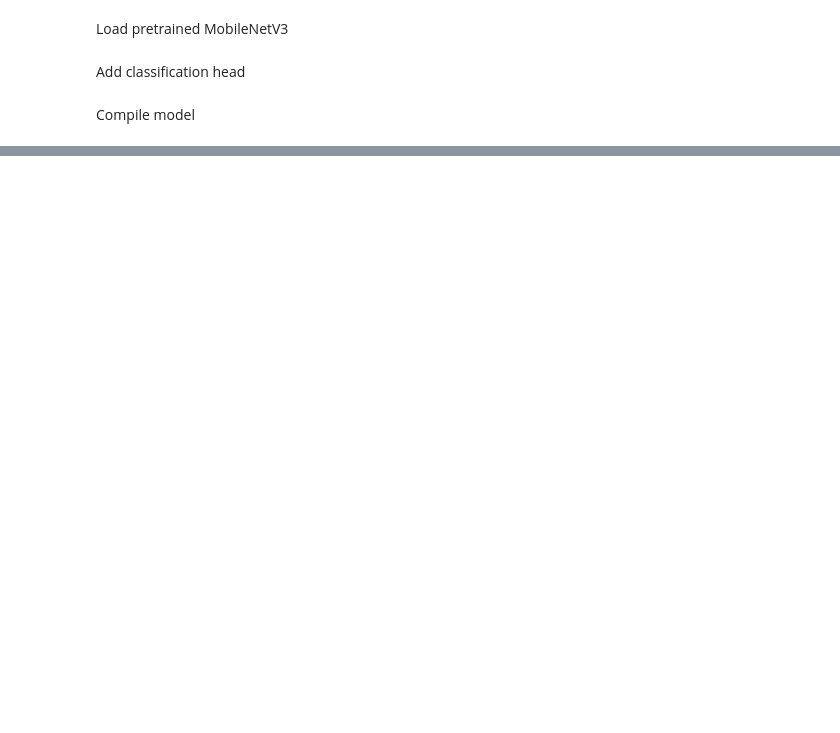
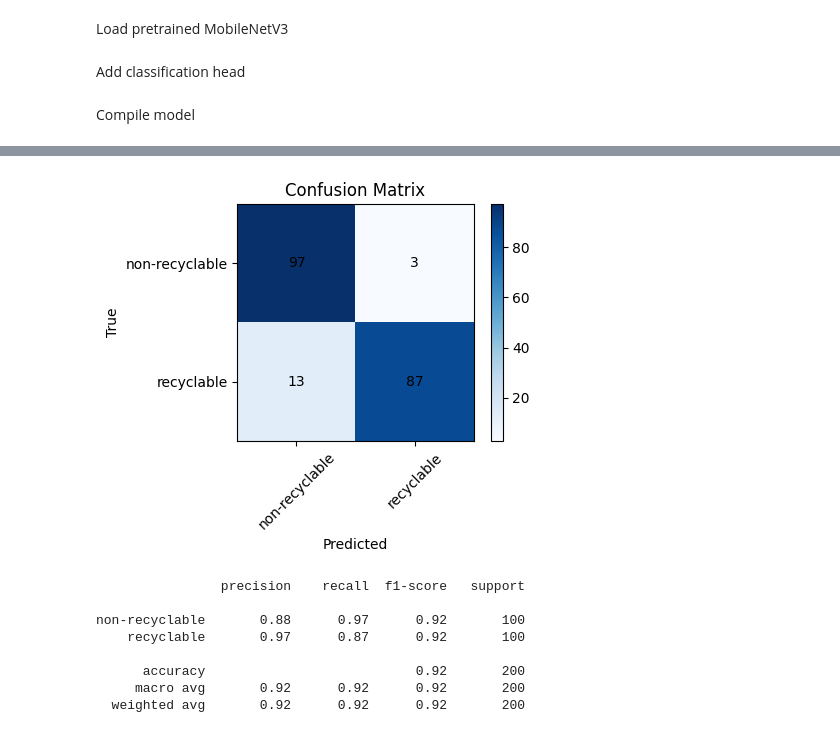
Before and after one commit to jannamorcozo/SORT-IT, a Jupyter notebook: notebooks/stage1_mobilenet_training.ipynb, the cells around one changed output, grey strips where cells are left out. Saved outputs shown, nothing was run; the diff lists cells and outputs as text; code cells hidden in the pictures; blank space fills up the shorter version.

```diff
--- a/notebooks/stage1_mobilenet_training.ipynb
+++ b/notebooks/stage1_mobilenet_training.ipynb
@@ -186,0 +185,31 @@ plt.show()
+# %%
+# Collect ground-truth labels
+y_true = np.concatenate([y for _, y in test_ds], axis=0)
+
+# Predict probabilities
+y_prob = model.predict(test_ds).ravel()
+y_pred = (y_prob >= 0.5).astype(int)
+
+# Class labels
+class_names = ["non-recyclable", "recyclable"]
+
+# Confusion matrix
+cm = confusion_matrix(y_true, y_pred)
+
+plt.figure(figsize=(5, 4))
+plt.imshow(cm, cmap="Blues")
+plt.title("Confusion Matrix")
+plt.xlabel("Predicted")
+plt.ylabel("True")
+plt.xticks(range(len(class_names)), class_names, rotation=45)
+plt.yticks(range(len(class_names)), class_names)
+plt.colorbar()
+for i in range(cm.shape[0]):
+    for j in range(cm.shape[1]):
+        plt.text(j, i, cm[i, j], ha="center", va="center", color="black")
+plt.tight_layout()
+plt.show()
+
+# Classification report
+print(classification_report(y_true, y_pred, target_names=class_names))
+# %% [output]
@@ -187,3 +217,12 @@ plt.show()
+[figure, added]
+                precision    recall  f1-score   support
+
+non-recyclable       0.88      0.97      0.92       100
+    recyclable       0.97      0.87      0.92       100
+
+      accuracy                           0.92       200
+     macro avg       0.92      0.92      0.92       200
+  weighted avg       0.92      0.92      0.92       200
 # %%
 test_results = model.evaluate(test_ds)
 # %% [output]
```
Also changed, not shown: parts of 11 cells of this notebook, 5 other files.
